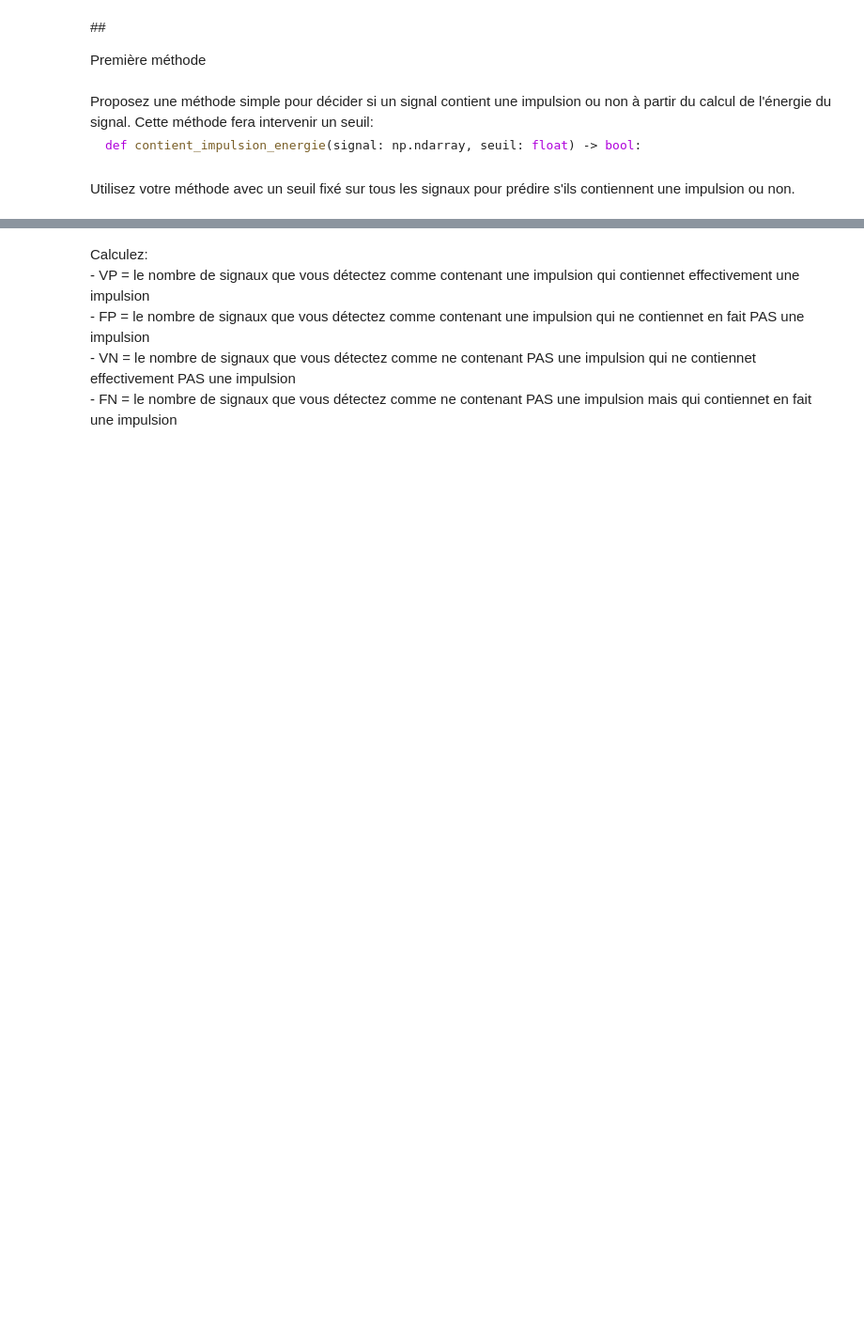
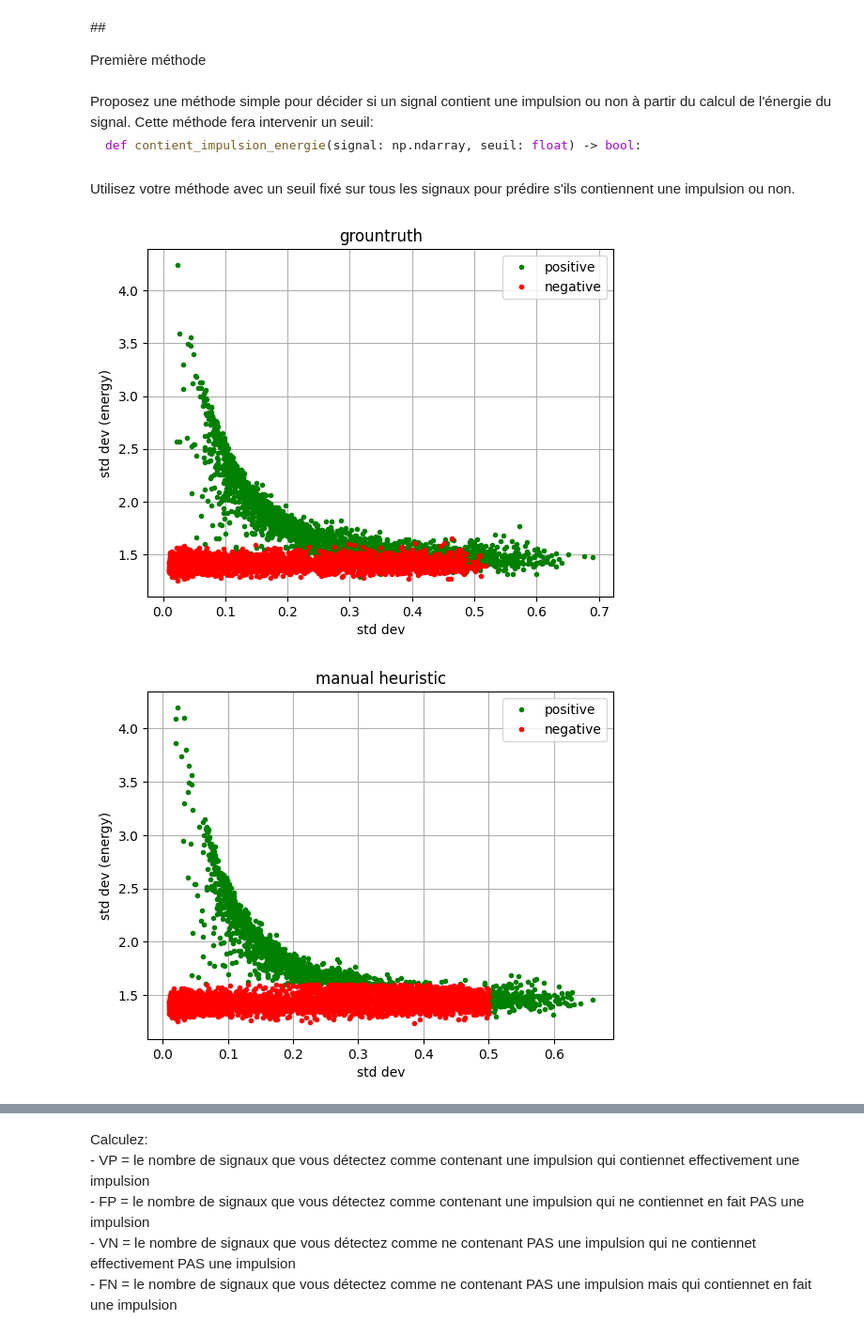
Before and after one commit to balthazarneveu/MVA23_SIGNAL, a Jupyter notebook: lab_01/dls_tp1.ipynb, the cells around one changed output, grey strips where cells are left out. Shown at 94% size. Drawn from its saved outputs; the diff is of its cells as text; code cells hidden in the pictures; blank space fills up the shorter version.

````diff
--- a/lab_01/dls_tp1.ipynb
+++ b/lab_01/dls_tp1.ipynb
@@ -477,7 +368,41 @@ interact(sample_index=(0, 10000-1, 10))(explore_curve)
 ```python
 def contient_impulsion_energie(signal: np.ndarray, seuil: float) -> bool:
 ```
+# %%
+def contient_impulsion_energie(signal: np.ndarray, seuil: float = 0.) -> bool:
+    std = np.std(signal, axis=1)
+    m4 = np.std(signal**2, axis=1)
+    return np.logical_or(std**2>0.5, (m4/std**2)>1.6+seuil)
 # %% [markdown]
 <div class=consignes>
 Utilisez votre méthode avec un seuil fixé sur tous les signaux pour prédire s'ils contiennent une impulsion ou non.
 </div>
+# %%
+# proposal for a quick fit... i prefer my manual heuristic so far
+from sklearn.linear_model import LogisticRegression
+train_data = np.array([np.std(signaux, axis=1), np.std(signaux**2, axis=1)]).T
+model = LogisticRegression()
+model.fit(train_data, labels)
+labels_logistic_reg = model.predict(train_data)
+# %%
+for current_labels, title in [
+    (labels, "grountruth"),
+    (contient_impulsion_energie(signaux), "manual heuristic"),
+    (labels_logistic_reg, "logistic reg")
+]: #Grountruth / Empirical manual prediction
+    positive_signals = np.array([sig for idx, sig in enumerate(signaux) if current_labels[idx]])
+    negative_signals = np.array([sig for idx, sig in enumerate(signaux) if not current_labels[idx]])
+    # positive_signals.shape, negative_signals.shape
+    for sigs, col, label in [(positive_signals, "g.", "positive"), (negative_signals, "r.", "negative")]:
+        metric_2 = np.std(sigs[::2], axis=1)**2
+        metric_4 = np.std(sigs[::2]**2, axis=1)/metric_2
+        plt.plot(metric_2, metric_4, col, label=label)
+    plt.xlabel("std dev")
+    plt.ylabel("std dev (energy)")
+    plt.legend()
+    plt.grid()
+    plt.title(title)
+    plt.show()
+# %% [output]
+[figure, added]
+[figure, added]
````
Also changed, not shown: parts of 35 cells of this notebook.
